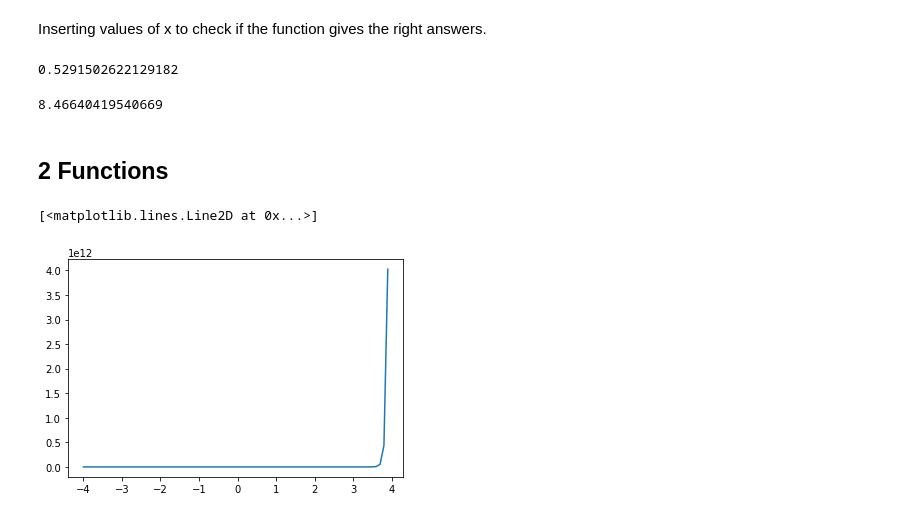
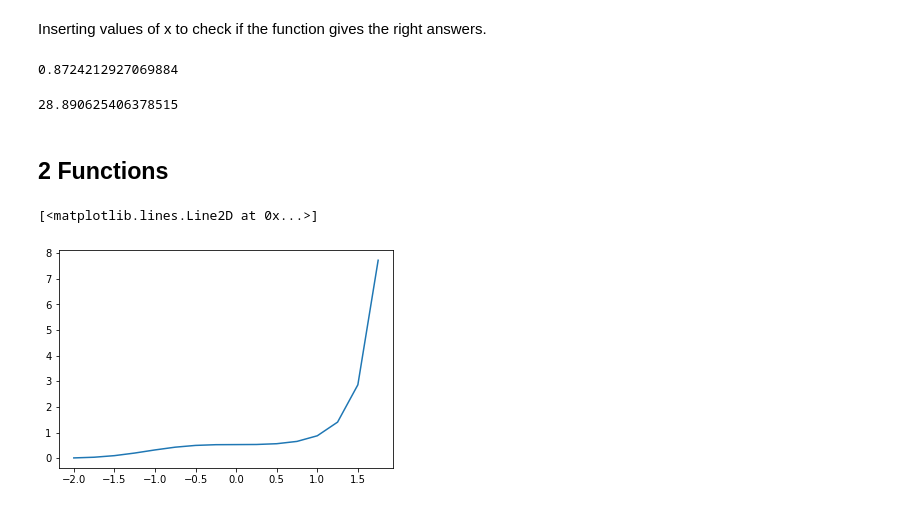
Before and after one commit to floydid/DiscreteMath, a Jupyter notebook: ProjectTemplate.ipynb, the cells around one changed output. Saved outputs shown, nothing was run; the diff lists cells and outputs as text; code cells hidden in the pictures.

```diff
--- a/ProjectTemplate.ipynb
+++ b/ProjectTemplate.ipynb
@@ -135,24 +152,24 @@ import math
 import numpy as np
 
 def f(x):
-  return np.e**((x**3)/2)*(math.sqrt(7)/5)
+  return ((math.sqrt(7)/5))*np.e**((x**3)/2)
 # %% [markdown]
 Inserting values of x to check if the function gives the right answers.
 # %%
 f(1)
 # %% [output]
-0.5291502622129182
+0.8724212927069884
 # %%
 f(2)
 # %% [output]
-8.46640419540669
+28.890625406378515
 # %% [markdown]
 ## 2 Functions
 # %%
 import matplotlib.pyplot as plt
 
-x = np.arange(-4,4,.1)
+x = np.arange(-2,2,.25)
 plt.plot(x,f(x))
 # %% [output]
 [<matplotlib.lines.Line2D at 0x...>]
-[figure, old version]
+[figure, new version]
```
Also changed, not shown: parts of 11 cells of this notebook.
